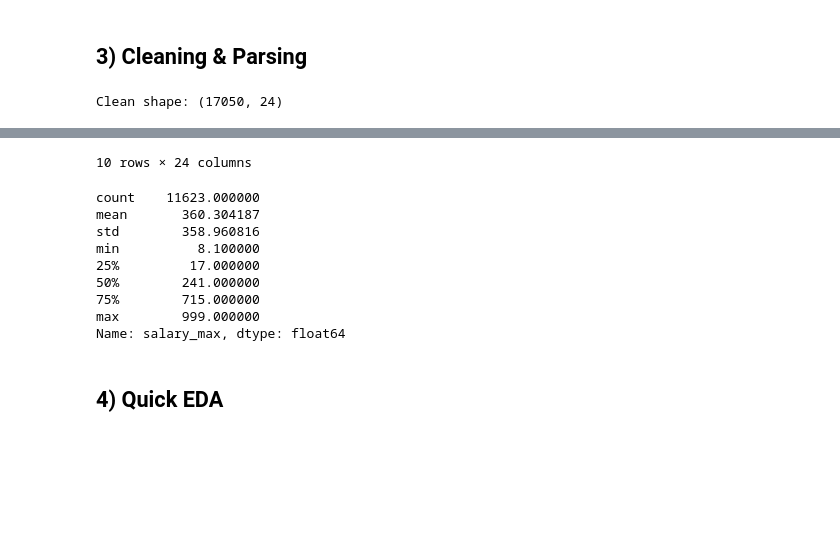
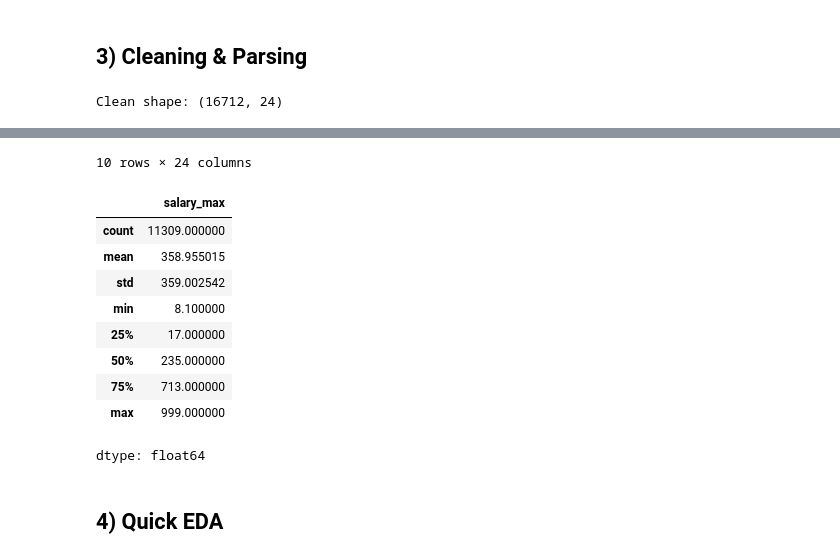
Before and after one commit to minikouda/pyramyd_ml, a Jupyter notebook: notebooks/AI_Product_Discovery_RAG_Structure.ipynb, the cells around one changed output, grey strips where cells are left out. Saved outputs shown, nothing was run; the diff lists cells and outputs as text; code cells hidden in the pictures; blank space fills up the shorter version.

```diff
--- a/notebooks/AI_Product_Discovery_RAG_Structure.ipynb
+++ b/notebooks/AI_Product_Discovery_RAG_Structure.ipynb
@@ -178,6 +175,9 @@ from src.data import to_float, parse_listish, parse_salary
 
 df = df_raw.copy()
 df.columns = [c.strip().lower() for c in df.columns]
+
+#Discard the row if name is missing
+df = df.dropna(subset=["name"])
 
 # Numeric columns (edit as needed)
 for c in ["rating", "happiness", "ceo_approval", "interview_difficulty", "interview_experience"]:
@@ -191,43 +191,44 @@ for c in ["roles", "locations", "ratings"]:
 
 # Salary parsing
 if "salary" in df.columns:
     parsed = df["salary"].apply(parse_salary)
     df["salary_min"] = [t[0] for t in parsed]
     df["salary_max"] = [t[1] for t in parsed]
     df["salary_median"] = [t[2] for t in parsed]
 
 # Build doc text
 text_cols = [c for c in ["description", "reviews"] if c in df.columns]
 df["doc_text"] = df[text_cols].fillna("").astype(str).agg("\n".join, axis=1).str.replace(r"\s+", " ", regex=True).str.strip()
 
 df_clean = df
 print("Clean shape:", df_clean.shape)
 display(df_clean.head(10))
 
 df['salary_max'].describe()
 # %% [output]
-Clean shape: (17050, 24)
+Clean shape: (16712, 24)
 |  | name | rating | reviews | description | happiness | ceo_approval | ceo_count | ratings | locations | ... |
 | 0 | Sitel | NaN | NaN | Sitel Group’s 75,000 people acros... | NaN | 70.0 | CEO Approval is based on 4,612 ra... | [{'Work/Life Balance': '3.4', 'Co... | [{'Paradise, NV': '5.0', 'Pioneer... | ... |
 | 1 | Meadowbrook Rehabilitation | 3.7 | 21 reviews | You'll work with the most experie... | NaN | NaN | NaN | [{'Work/Life Balance': '4.1', 'Co... | [{}] | ... |
 | 2 | Intermountain | 4.0 | 23 reviews | Why Intermountain?\n\nWe Bring Ho... | NaN | 88.0 | CEO Approval is based on 17 ratings | [{'Work/Life Balance': '3.5', 'Co... | [{}] | ... |
 | 3 | Smith & Nephew | NaN | NaN | It's more than business at Smith+... | NaN | 76.0 | CEO Approval is based on 374 ratings | [{'Work/Life Balance': '3.5', 'Co... | [{'Largo, FL': '4.5', 'Chicago, I... | ... |
 | 4 | Reverse Mortgage Funding | 4.1 | 19 reviews | Reverse Mortgage Funding LLC is c... | NaN | NaN | NaN | [{'Work/Life Balance': '4.2', 'Co... | [{}] | ... |
 | 5 | VeriFone | 3.4 | 437 reviews | Verifone is an American multinati... | NaN | 57.0 | CEO Approval is based on 199 ratings | [{'Work/Life Balance': '3.4', 'Co... | [{'Scottsdale, AZ': '4.3', 'Las V... | ... |
 | 6 | VBM Auto Group | 3.5 | 45 reviews | This company is family owned and ... | NaN | 67.0 | CEO Approval is based on 27 ratings | [{'Work/Life Balance': '3.2', 'Co... | [{'New Braunfels, TX': '4.0', 'Sa... | ... |
 | 7 | American National Insurance Company | 3.5 | 367 reviews | American National Insurance Compa... | NaN | 78.0 | CEO Approval is based on 167 ratings | [{'Work/Life Balance': '3.7', 'Co... | [{'Henderson, NV': '4.7', 'El Pas... | ... |
 | 8 | Airwolf 3D | 2.8 | 6 reviews | Our company, Airwolf 3D, is a lea... | NaN | NaN | NaN | [{'Work/Life Balance': '3.5', 'Co... | [{}] | ... |
 | 9 | Georgia Tech | 4.2 | 803 reviews | Georgia Tech Savannah is a satell... | NaN | 83.0 | CEO Approval is based on 275 ratings | [{'Work/Life Balance': '4.0', 'Co... | [{'Savannah, GA': '4.3', 'Smyrna,... | ... |
 10 rows × 24 columns
+|  | salary_max |
+| count | 11309.000000 |
+| mean | 358.955015 |
+| std | 359.002542 |
+| min | 8.100000 |
+| 25% | 17.000000 |
+| 50% | 235.000000 |
+| 75% | 713.000000 |
+| max | 999.000000 |
-count    11623.000000
-mean       360.304187
-std        358.960816
-min          8.100000
-25%         17.000000
-50%        241.000000
-75%        715.000000
-max        999.000000
-Name: salary_max, dtype: float64
+dtype: float64
 # %% [markdown]
 ## 4) Quick EDA
 # %%
```
Also changed, not shown: parts of 19 cells of this notebook, 1 other file.
